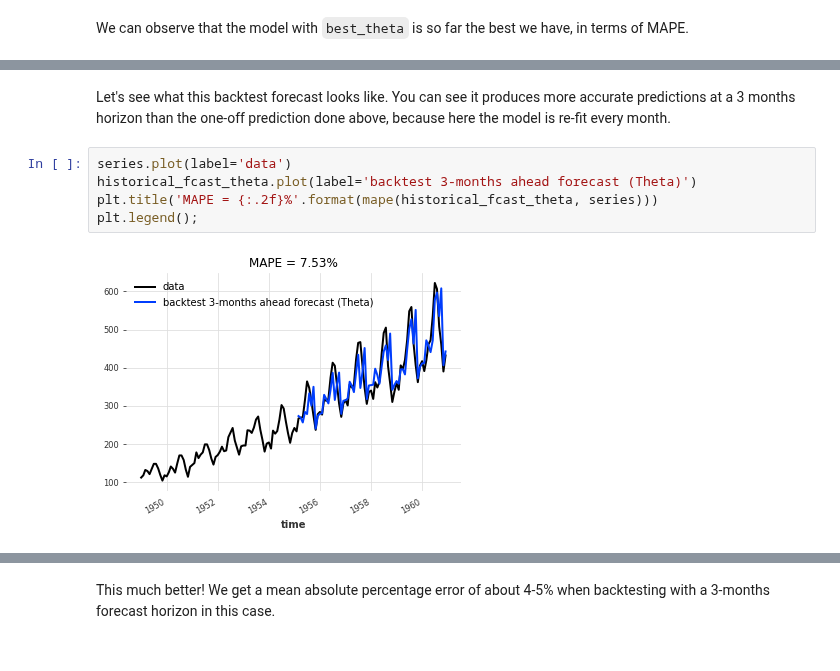
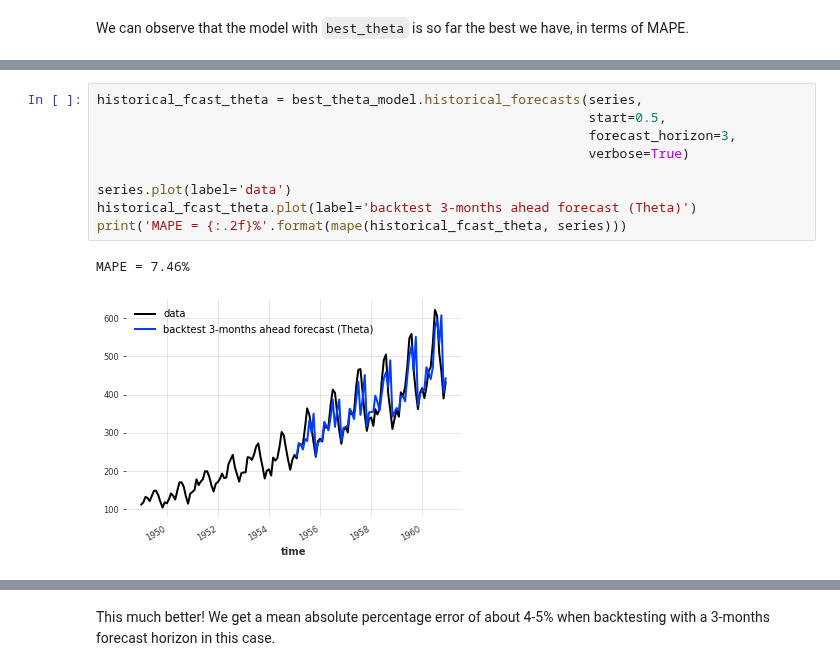
Before and after one commit to unit8co/darts, a Jupyter notebook: examples/00-quickstart.ipynb, the cells around one changed output, grey strips where cells are left out. Cells and saved outputs as stored; diff of their text form.

```diff
--- a/examples/00-quickstart.ipynb
+++ b/examples/00-quickstart.ipynb
@@ -375,9 +333,12 @@ Median error (MAPE) over all historical forecasts: 4.205414890336164
-# %% [markdown]
-Let's see what this backtest forecast looks like. You can see it produces more accurate predictions at a 3 months horizon than the one-off prediction done above, because here the model is re-fit every month.
 # %%
+historical_fcast_theta = best_theta_model.historical_forecasts(series,
+                                                               start=0.5,
+                                                               forecast_horizon=3,
+                                                               verbose=True)
+
 series.plot(label='data')
 historical_fcast_theta.plot(label='backtest 3-months ahead forecast (Theta)')
-plt.title('MAPE = {:.2f}%'.format(mape(historical_fcast_theta, series)))
-plt.legend();
+print('MAPE = {:.2f}%'.format(mape(historical_fcast_theta, series)))
 # %% [output]
+MAPE = 7.46%
-[figure, old version]
+[figure, new version]
```
Also changed, not shown: parts of 44 cells of this notebook, 2 other files.
